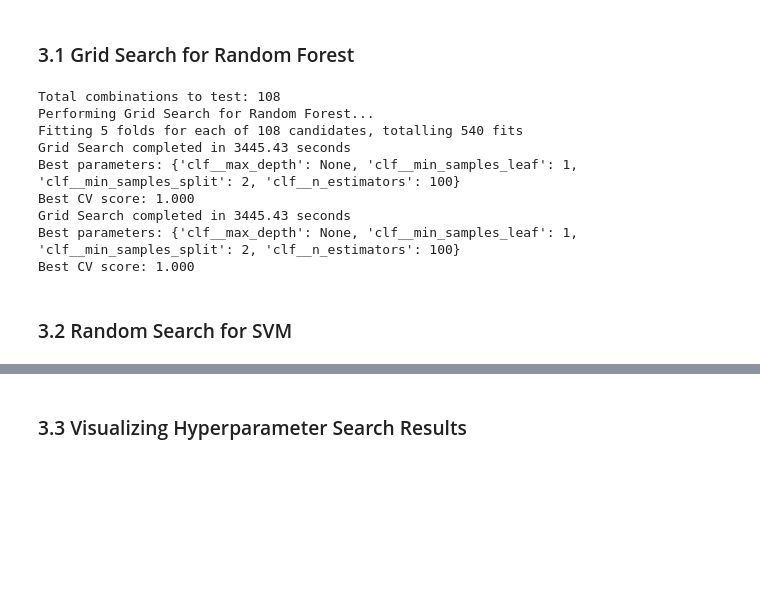
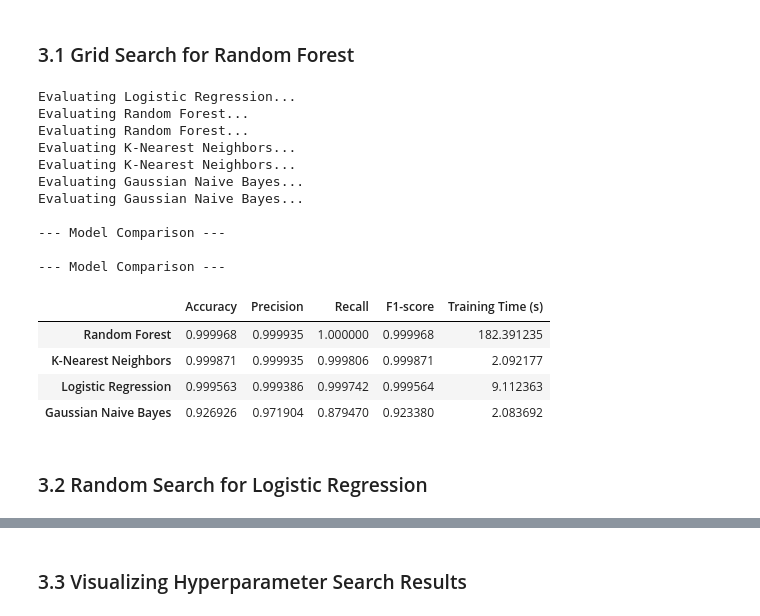
Before and after one commit to HuanLab/ML4MassSpec, a Jupyter notebook: notebooks/2_Model_Training.ipynb, the cells around one changed output, grey strips where cells are left out. Saved outputs shown, nothing was run; the diff lists cells and outputs as text; code cells hidden in the pictures; blank space fills up the shorter version.

```diff
--- a/notebooks/2_Model_Training.ipynb
+++ b/notebooks/2_Model_Training.ipynb
@@ -245,56 +239,67 @@ Hyperparameters are configuration settings that are not learned from data but ne
 # %% [markdown]
 ### 3.1 Grid Search for Random Forest
 # %%
-# Define models
+# Define models (fresh instances to avoid leakage from previous tuning)
 models = {
-    "Logistic Regression": logit_pipe,
-    "Random Forest": rf_pipe,
+    "Logistic Regression": Pipeline([
+        ("imputer", SimpleImputer(strategy="median")),
+        ("scaler", StandardScaler(with_mean=False)),
+        ("clf", LogisticRegression(random_state=42, max_iter=1000))
+    ]),
+    "Random Forest": Pipeline([
+        ("imputer", SimpleImputer(strategy="median")),
+        ("clf", RandomForestClassifier(random_state=42))
+    ]),
     "K-Nearest Neighbors": Pipeline([
         ("imputer", SimpleImputer(strategy="median")),
-        ("scaler", StandardScaler()),
+        ("scaler", StandardScaler(with_mean=False)),
         ("clf", KNeighborsClassifier())
     ]),
     "Gaussian Naive Bayes": Pipeline([
         ("imputer", SimpleImputer(strategy="median")),
         ("clf", GaussianNB())
     ])
 }
 
+from sklearn.metrics import precision_score, recall_score
+
 # Evaluate models
 results = {}
 for name, model in models.items():
     print(f"Evaluating {name}...")
-    # Train and time
     start_time = time.time()
     model.fit(X_train, y_train)
     end_time = time.time()
-
-    # Predict
     y_pred = model.predict(X_val)
-
-    # Store results
     results[name] = {
         "Accuracy": accuracy_score(y_val, y_pred),
         "Precision": precision_score(y_val, y_pred, zero_division=0),
         "Recall": recall_score(y_val, y_pred),
         "F1-score": f1_score(y_val, y_pred),
         "Training Time (s)": end_time - start_time
     }
 
 # Display results
 results_df = pd.DataFrame(results).T.sort_values(by="F1-score", ascending=False)
-print("\\n--- Model Comparison ---")
-display(results_df)
+print("\n--- Model Comparison ---")
+results_df
 # %% [output]
-Total combinations to test: 108
-Performing Grid Search for Random Forest...
-Fitting 5 folds for each of 108 candidates, totalling 540 fits
-Grid Search completed in 3445.43 seconds
-Best parameters: {'clf__max_depth': None, 'clf__min_samples_leaf': 1, 'clf__min_samples_split': 2, 'clf__n_estimators': 100}
-Best CV score: 1.000
-Grid Search completed in 3445.43 seconds
-Best parameters: {'clf__max_depth': None, 'clf__min_samples_leaf': 1, 'clf__min_samples_split': 2, 'clf__n_estimators': 100}
-Best CV score: 1.000
+Evaluating Logistic Regression...
+Evaluating Random Forest...
+Evaluating Random Forest...
+Evaluating K-Nearest Neighbors...
+Evaluating K-Nearest Neighbors...
+Evaluating Gaussian Naive Bayes...
+Evaluating Gaussian Naive Bayes...
+
+--- Model Comparison ---
+
+--- Model Comparison ---
+|  | Accuracy | Precision | Recall | F1-score | Training Time (s) |
+| Random Forest | 0.999968 | 0.999935 | 1.000000 | 0.999968 | 182.391235 |
+| K-Nearest Neighbors | 0.999871 | 0.999935 | 0.999806 | 0.999871 | 2.092177 |
+| Logistic Regression | 0.999563 | 0.999386 | 0.999742 | 0.999564 | 9.112363 |
+| Gaussian Naive Bayes | 0.926926 | 0.971904 | 0.879470 | 0.923380 | 2.083692 |
 # %% [markdown]
-### 3.2 Random Search for SVM
+### 3.2 Random Search for Logistic Regression
 # %%
```
Also changed, not shown: parts of 9 cells of this notebook, 3 other files.
